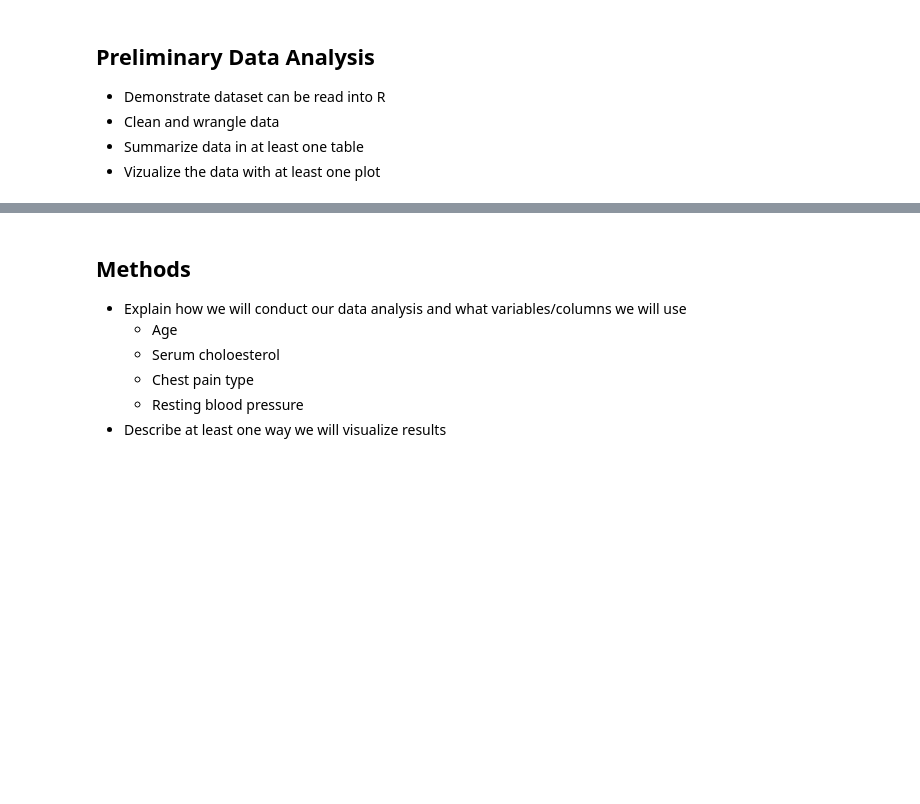
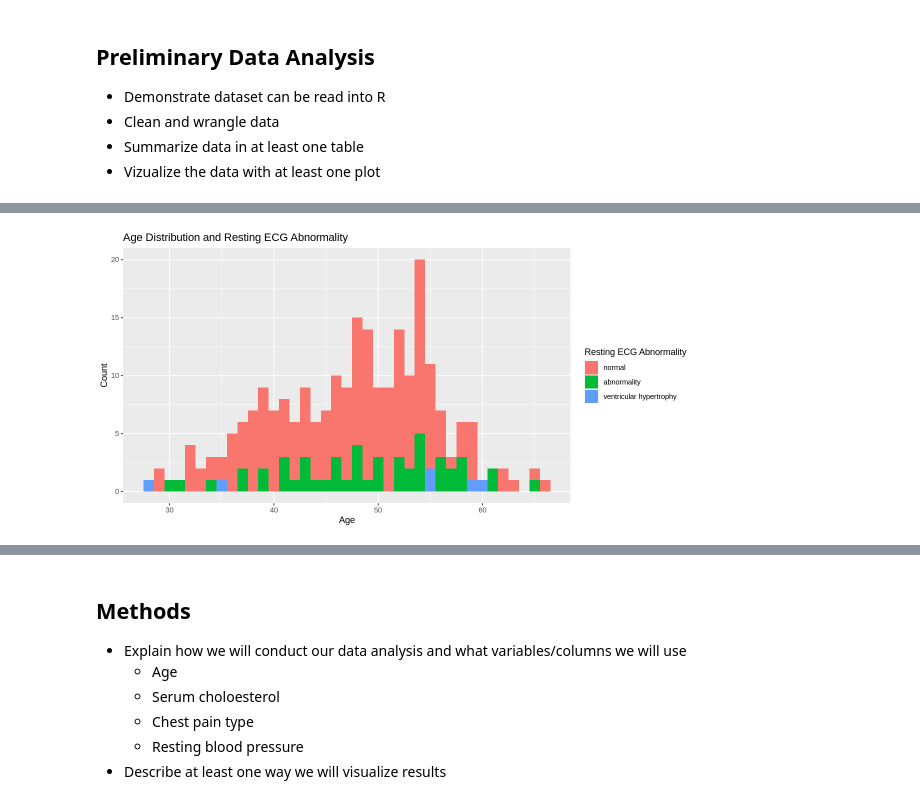
Before and after one commit to CallumMackenzie/dsci100-group-project, a Jupyter notebook: pitch.ipynb, the cells around one changed output, grey strips where cells are left out. Cells and saved outputs as stored; diff of their text form; code cells hidden in the pictures; blank space fills up the shorter version.

Commit message:
Working on pitch data processing

```diff
--- a/pitch.ipynb
+++ b/pitch.ipynb
@@ -15,0 +39,21 @@ To answer the question, this project will conduct a classification prediction on
+# %%
+# Read raw data into R
+heart_data_raw <- read_delim("https://archive.ics.uci.edu/ml/machine-learning-databases/heart-disease/reprocessed.hungarian.data",
+                                delim = " ",
+                                col_names = FALSE)
+# Map column names in accordance with https://archive.ics.uci.edu/ml/datasets/Heart+Disease
+colnames(heart_data_raw) <- c("age",
+                              "sex",
+                              "cp",
+                              "trestbps",
+                              "chol",
+                              "fbs",
+                              "restecg",
+                              "thalach",
+                              "exang",
+                              "oldpeak",
+                              "slope",
+                              "ca",
+                              "thal",
+                              "num")
+head(heart_data_raw)
@@ -15,0 +144,15 @@ To answer the question, this project will conduct a classification prediction on
+# %%
+options(repr.plot.height = 5, repr.plot.width = 10)
+
+age_vs_ecg_plot <- heart_data |>
+    filter(!is.na(restecg)) |>
+    ggplot(aes(x = age, fill = as_factor(restecg))) +
+    geom_histogram(position = "identity", binwidth = 1) +
+    labs(fill = "Resting ECG Abnormality") +
+    xlab("Age") +
+    ylab("Count") +
+    ggtitle("Age Distribution and Resting ECG Abnormality")
+
+age_vs_ecg_plot
+# %% [output]
+[figure, added]
```
Also changed, not shown: parts of 4 cells of this notebook.
